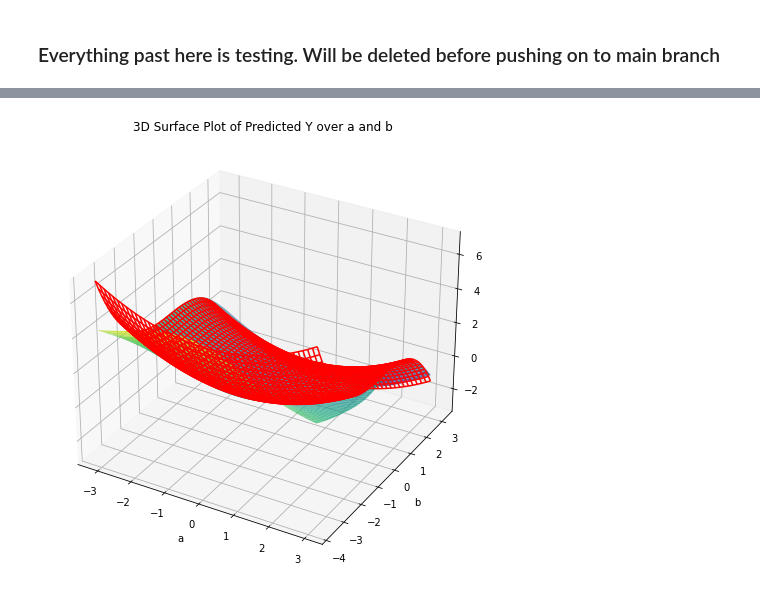
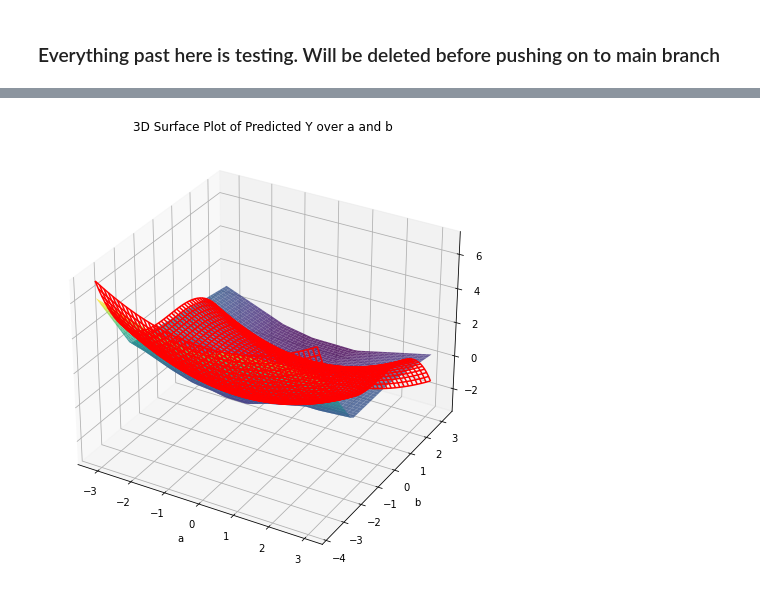
Before and after one commit to simoncole/GWAS-approach-to-NN-interp, a Jupyter notebook: NetworkAnalyzer.ipynb, the cells around one changed output, grey strips where cells are left out. Drawn from its saved outputs; the diff is of its cells as text; code cells hidden in the pictures.

```diff
--- a/NetworkAnalyzer.ipynb
+++ b/NetworkAnalyzer.ipynb
@@ -514,7 +436,6 @@ import matplotlib.pyplot as plt
 from sklearn.model_selection import train_test_split
 from largerNetArchitecture import LargerNet
 # %%
-NUM_BINS = 100
 
 working_networks_path = "WorkingNetworks/working_networks.pt"
 broken_networks_path = "BrokenNetworks/broken_networks.pt"
@@ -526,7 +447,7 @@ loaded_state_dict = torch.load(working_networks_path)
 num_networks = len(loaded_state_dict)
 networks = []
 for n in range(num_networks):
-    networks.append(LargerNet())
+    networks.append(SimpleNet())
 
 for i, network in enumerate(networks):
     state_dict_key = f'network_{i+1}'
@@ -537,6 +458,7 @@ from mpl_toolkits.mplot3d import Axes3D
 def target_function(a, b):
     return (1/5) * a**2 - (1/10) * b**3
 
+network = networks[500]
 
 # Create a grid of values
 a_range = np.linspace(a_tensor.min(), a_tensor.max(), 50)
@@ -544,31 +466,31 @@ b_range = np.linspace(b_tensor.min(), b_tensor.max(), 50)
 A, B = np.meshgrid(a_range, b_range)
 grid = np.c_[A.ravel(), B.ravel()]
 grid_tensor = torch.tensor(grid, dtype=torch.float32)
 
 # Get predictions
 network.eval()
 with torch.no_grad():
     y_pred_grid = network(grid_tensor).numpy()
 
 # Reshape predictions to match grid
 Y_pred_grid = y_pred_grid.reshape(A.shape)
 
 # Plot the surface
 fig = plt.figure(figsize=(10, 8))
 ax = fig.add_subplot(111, projection='3d')
 ax.plot_surface(A, B, Y_pred_grid, cmap='viridis', alpha=0.8)
 
 # Optionally plot the actual target function for comparison
 # Compute actual Y values using the target function
 Y_actual_grid = target_function(A, B)
 
 # Plot the actual surface
 ax.plot_wireframe(A, B, Y_actual_grid, color='r', label='Actual Function')
 
 ax.set_xlabel('a')
 ax.set_ylabel('b')
 ax.set_zlabel('Predicted Y')
 plt.title('3D Surface Plot of Predicted Y over a and b')
 plt.show()
 # %% [output]
-[figure, old version]
+[figure, new version]
```
Also changed, not shown: parts of 3 cells of this notebook, 4 other files.
